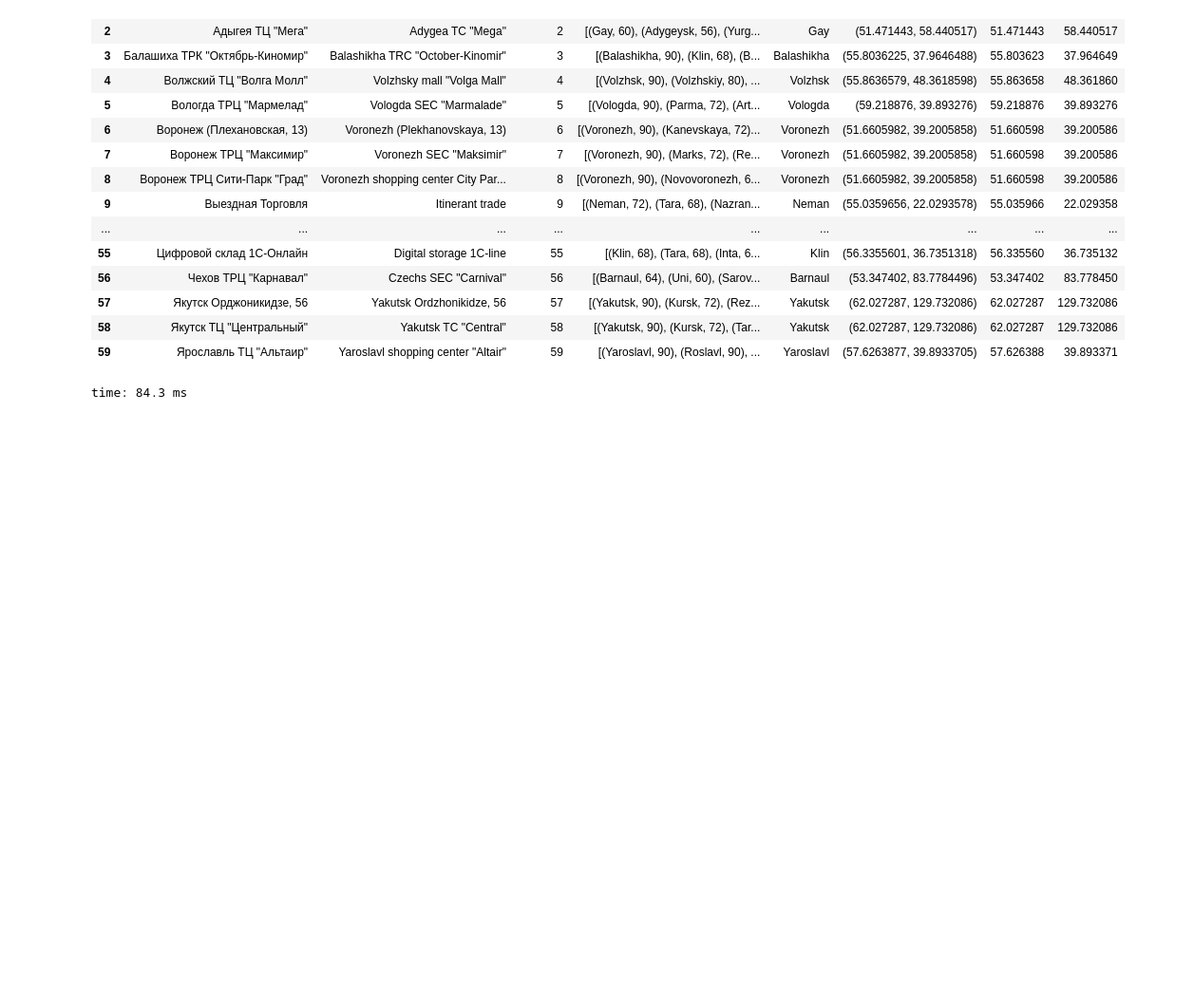
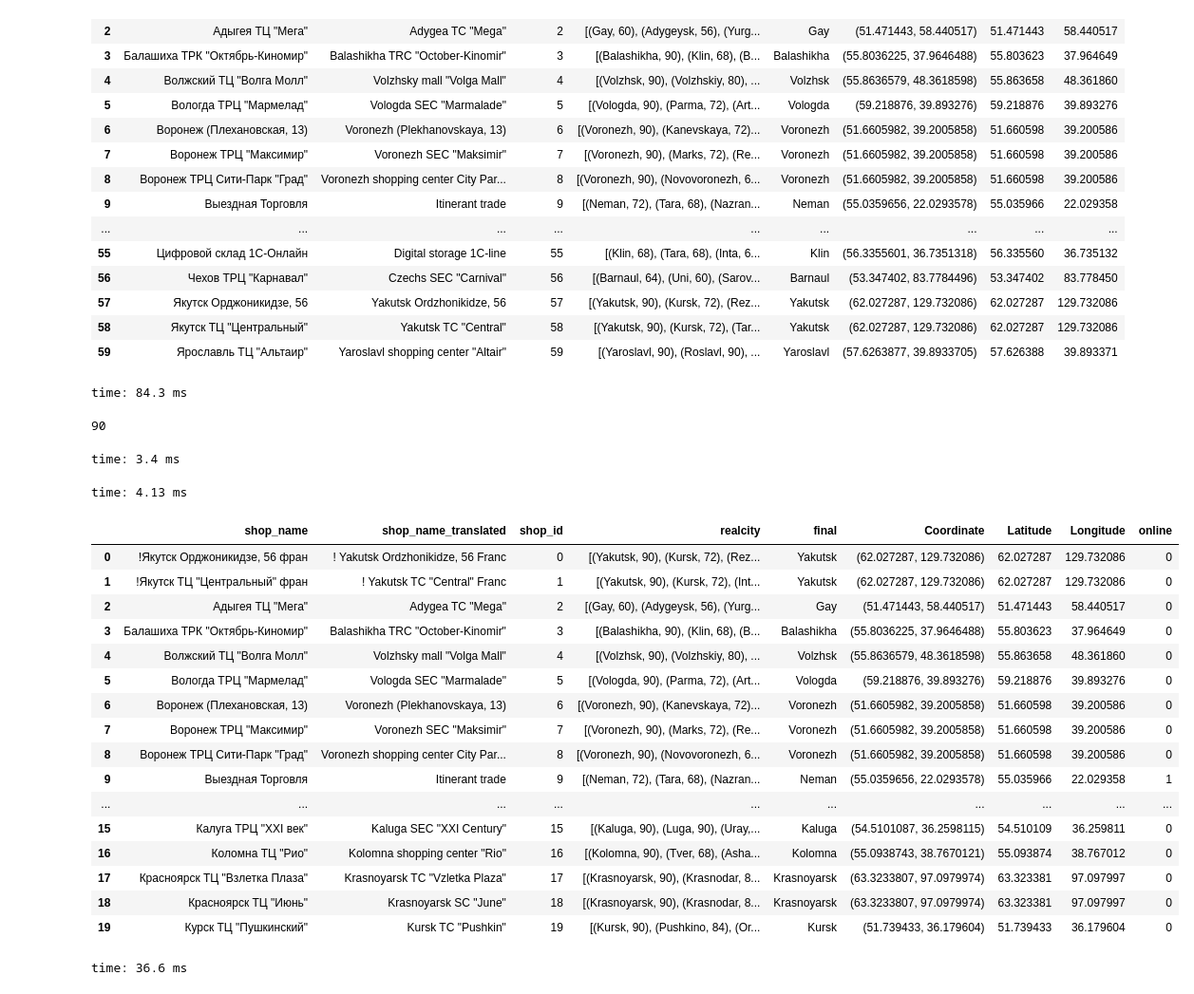
Before and after one commit to gyasis/ai-fall20, a Jupyter notebook: 4. Feature Eng/03. Numerical Enc/kaggle_salesprediction/geocode.ipynb, the cells around one changed output. Shown: that part at 95% size. Cells and saved outputs as stored; diff of their text form; code cells hidden in the pictures; blank space fills up the shorter version.

```diff
--- a/4. Feature Eng/03. Numerical Enc/kaggle_salesprediction/geocode.ipynb
+++ b/4. Feature Eng/03. Numerical Enc/kaggle_salesprediction/geocode.ipynb
@@ -150,3 +150,48 @@ shops
 | 58 | Якутск ТЦ "Центральный" | Yakutsk TC "Central" | 58 | [(Yakutsk, 90), (Kursk, 72), (Tar... | Yakutsk | (62.027287, 129.732086) | 62.027287 | 129.732086 |
 | 59 | Ярославль ТЦ "Альтаир" | Yaroslavl shopping center "Altair" | 59 | [(Yaroslavl, 90), (Roslavl, 90), ... | Yaroslavl | (57.6263877, 39.8933705) | 57.626388 | 39.893371 |
 time: 84.3 ms
+# %%
+fuzz.WRatio(shops.shop_name_translated[12], 'line')
+# %% [output]
+90
+time: 3.4 ms
+# %%
+## Online or not?
+def onlinematch(x):
+    decide = fuzz.WRatio(x , 'line')
+    try:
+        if(decide > 60):
+            online = 1
+        else:
+            online = 0
+    except:
+        print('error!!!!')
+        online = 0
+
+    return online
+
+# shops['Coordinate'] = shops.final.apply(lambda x: getCoor(x, 'all'))
+shops['online'] = shops.shop_name_translated.apply(lambda x: onlinematch(x))
+# %% [output]
+time: 4.13 ms
+# %%
+shops.head(20)
+# %% [output]
+|  | shop_name | shop_name_translated | shop_id | realcity | final | Coordinate | Latitude | Longitude | online |
+| 0 | !Якутск Орджоникидзе, 56 фран | ! Yakutsk Ordzhonikidze, 56 Franc | 0 | [(Yakutsk, 90), (Kursk, 72), (Rez... | Yakutsk | (62.027287, 129.732086) | 62.027287 | 129.732086 | 0 |
+| 1 | !Якутск ТЦ "Центральный" фран | ! Yakutsk TC "Central" Franc | 1 | [(Yakutsk, 90), (Kursk, 72), (Int... | Yakutsk | (62.027287, 129.732086) | 62.027287 | 129.732086 | 0 |
+| 2 | Адыгея ТЦ "Мега" | Adygea TC "Mega" | 2 | [(Gay, 60), (Adygeysk, 56), (Yurg... | Gay | (51.471443, 58.440517) | 51.471443 | 58.440517 | 0 |
+| 3 | Балашиха ТРК "Октябрь-Киномир" | Balashikha TRC "October-Kinomir" | 3 | [(Balashikha, 90), (Klin, 68), (B... | Balashikha | (55.8036225, 37.9646488) | 55.803623 | 37.964649 | 0 |
+| 4 | Волжский ТЦ "Волга Молл" | Volzhsky mall "Volga Mall" | 4 | [(Volzhsk, 90), (Volzhskiy, 80), ... | Volzhsk | (55.8636579, 48.3618598) | 55.863658 | 48.361860 | 0 |
+| 5 | Вологда ТРЦ "Мармелад" | Vologda SEC "Marmalade" | 5 | [(Vologda, 90), (Parma, 72), (Art... | Vologda | (59.218876, 39.893276) | 59.218876 | 39.893276 | 0 |
+| 6 | Воронеж (Плехановская, 13) | Voronezh (Plekhanovskaya, 13) | 6 | [(Voronezh, 90), (Kanevskaya, 72)... | Voronezh | (51.6605982, 39.2005858) | 51.660598 | 39.200586 | 0 |
+| 7 | Воронеж ТРЦ "Максимир" | Voronezh SEC "Maksimir" | 7 | [(Voronezh, 90), (Marks, 72), (Re... | Voronezh | (51.6605982, 39.2005858) | 51.660598 | 39.200586 | 0 |
+| 8 | Воронеж ТРЦ Сити-Парк "Град" | Voronezh shopping center City Par... | 8 | [(Voronezh, 90), (Novovoronezh, 6... | Voronezh | (51.6605982, 39.2005858) | 51.660598 | 39.200586 | 0 |
+| 9 | Выездная Торговля | Itinerant trade | 9 | [(Neman, 72), (Tara, 68), (Nazran... | Neman | (55.0359656, 22.0293578) | 55.035966 | 22.029358 | 1 |
+| ... | ... | ... | ... | ... | ... | ... | ... | ... | ... |
+| 15 | Калуга ТРЦ "XXI век" | Kaluga SEC "XXI Century" | 15 | [(Kaluga, 90), (Luga, 90), (Uray,... | Kaluga | (54.5101087, 36.2598115) | 54.510109 | 36.259811 | 0 |
+| 16 | Коломна ТЦ "Рио" | Kolomna shopping center "Rio" | 16 | [(Kolomna, 90), (Tver, 68), (Asha... | Kolomna | (55.0938743, 38.7670121) | 55.093874 | 38.767012 | 0 |
+| 17 | Красноярск ТЦ "Взлетка Плаза" | Krasnoyarsk TC "Vzletka Plaza" | 17 | [(Krasnoyarsk, 90), (Krasnodar, 8... | Krasnoyarsk | (63.3233807, 97.0979974) | 63.323381 | 97.097997 | 0 |
+| 18 | Красноярск ТЦ "Июнь" | Krasnoyarsk SC "June" | 18 | [(Krasnoyarsk, 90), (Krasnodar, 8... | Krasnoyarsk | (63.3233807, 97.0979974) | 63.323381 | 97.097997 | 0 |
+| 19 | Курск ТЦ "Пушкинский" | Kursk TC "Pushkin" | 19 | [(Kursk, 90), (Pushkino, 84), (Or... | Kursk | (51.739433, 36.179604) | 51.739433 | 36.179604 | 0 |
+time: 36.6 ms
```
Also changed, not shown: parts of 9 cells of this notebook.
